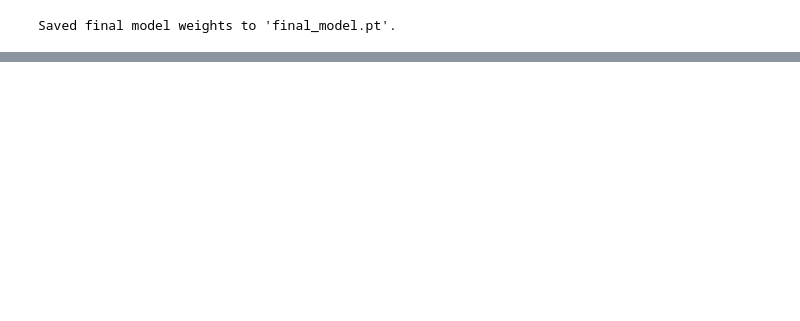
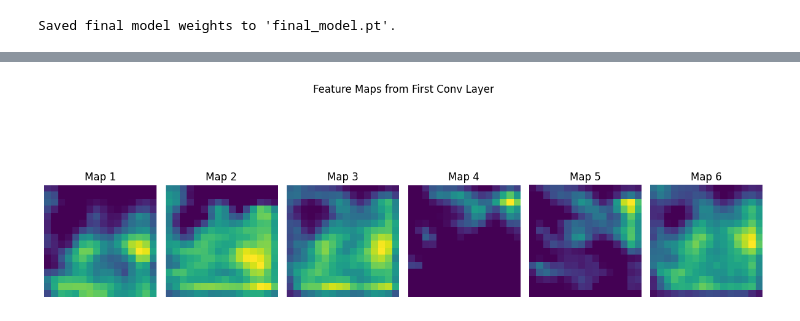
Before and after one commit to zub19/crowdNN, a Jupyter notebook: CNN.ipynb, the cells around one changed output, grey strips where cells are left out. Saved outputs shown, nothing was run; the diff lists cells and outputs as text; code cells hidden in the pictures; blank space fills up the shorter version.

```diff
--- a/CNN.ipynb
+++ b/CNN.ipynb
@@ -489,0 +652,42 @@ Status: Packed
+# %%
+import matplotlib.pyplot as plt
+import torch
+import numpy as np
+
+# Get a batch of validation data
+model.eval()
+images, _ = next(iter(val_loader))  # just get the images
+image = images[0].unsqueeze(0).to(device)  # pick one image
+
+# Hook to capture feature maps from the first conv layer
+activations = {}
+
+def hook_fn(module, input, output):
+    activations['features'] = output.detach().cpu()
+
+# Replace 'conv1' with the actual name of your first conv layer
+first_conv = list(model.children())[0]  # this may need to change based on your model
+hook = first_conv.register_forward_hook(hook_fn)
+
+# Forward pass
+with torch.no_grad():
+    _ = model(image)
+
+# Remove hook
+hook.remove()
+
+# Get activations and plot
+feature_maps = activations['features'].squeeze(0)  # remove batch dim
+num_features_to_show = min(6, feature_maps.shape[0])
+
+plt.figure(figsize=(12, 5))
+for i in range(num_features_to_show):
+    plt.subplot(1, num_features_to_show, i + 1)
+    plt.imshow(feature_maps[i], cmap='viridis')
+    plt.axis('off')
+    plt.title(f'Map {i+1}')
+plt.suptitle("Feature Maps from First Conv Layer")
+plt.tight_layout()
+plt.show()
+# %% [output]
+[figure, added]
```
Also changed, not shown: parts of 13 cells of this notebook.
